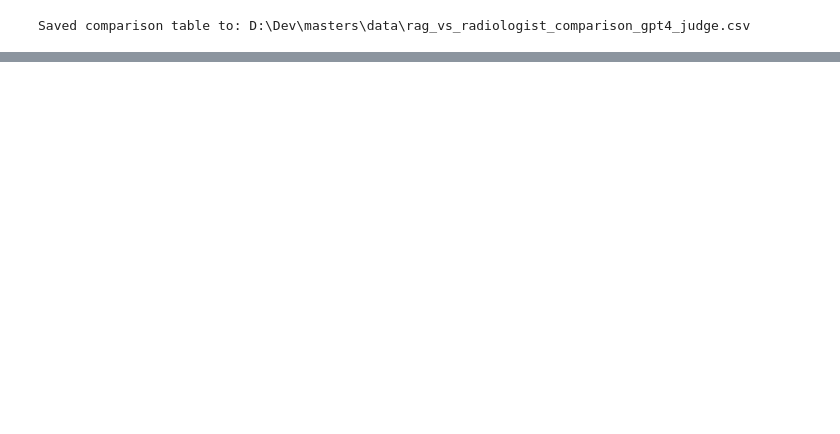
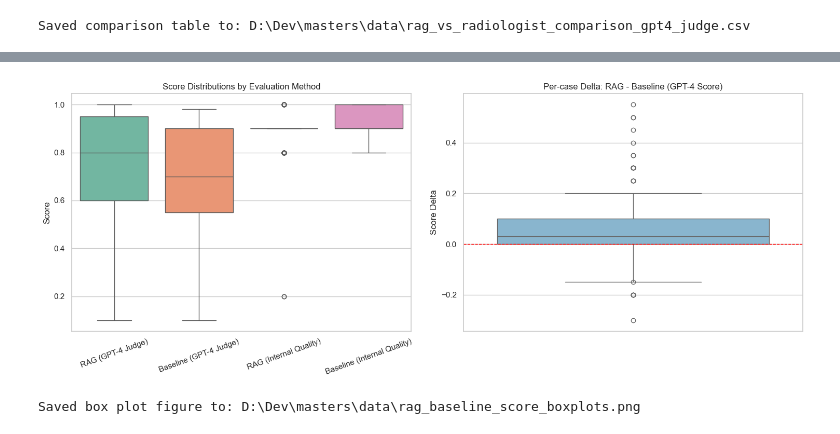
Before and after one commit to NightnHawk/multimodal-rag-radiology, a Jupyter notebook: notebooks/rag_pipeline_vs_radiologist_comparison.ipynb, the cells around one changed output, grey strips where cells are left out. Cells and saved outputs as stored; diff of their text form; code cells hidden in the pictures; blank space fills up the shorter version.

```diff
--- a/notebooks/rag_pipeline_vs_radiologist_comparison.ipynb
+++ b/notebooks/rag_pipeline_vs_radiologist_comparison.ipynb
@@ -327,0 +891,62 @@ Saved comparison table to: D:\Dev\masters\data\rag_vs_radiologist_comparison_gpt
+# %%
+import matplotlib.pyplot as plt
+import seaborn as sns
+
+sns.set_theme(style="whitegrid")
+
+# Long format for boxplots across all methods.
+plot_df = stats_df[
+    [
+        "rag_gpt4_score",
+        "baseline_gpt4_score",
+        "rag_internal_quality_score",
+        "baseline_internal_quality_score",
+    ]
+].melt(var_name="method", value_name="score")
+
+method_label_map = {
+    "rag_gpt4_score": "RAG (GPT-4 Judge)",
+    "baseline_gpt4_score": "Baseline (GPT-4 Judge)",
+    "rag_internal_quality_score": "RAG (Internal Quality)",
+    "baseline_internal_quality_score": "Baseline (Internal Quality)",
+}
+plot_df["method_label"] = plot_df["method"].map(method_label_map)
+
+fig, axes = plt.subplots(1, 2, figsize=(15, 6))
+
+sns.boxplot(
+    data=plot_df,
+    x="method_label",
+    y="score",
+    hue="method_label",
+    ax=axes[0],
+    palette="Set2",
+    legend=False,
+)
+axes[0].set_title("Score Distributions by Evaluation Method")
+axes[0].set_xlabel("")
+axes[0].set_ylabel("Score")
+axes[0].tick_params(axis="x", rotation=20)
+
+# Distribution of per-case improvement from retrieval.
+sns.boxplot(
+    data=rag_vs_baseline_df,
+    y="score_delta_rag_minus_baseline",
+    ax=axes[1],
+    color="#7db8da",
+)
+axes[1].axhline(0, color="red", linestyle="--", linewidth=1)
+axes[1].set_title("Per-case Delta: RAG - Baseline (GPT-4 Score)")
+axes[1].set_xlabel("")
+axes[1].set_ylabel("Score Delta")
+
+plt.tight_layout()
+plt.show()
+
+# Optional: save figure
+fig_path = ROOT / "data" / "rag_baseline_score_boxplots.png"
+fig.savefig(fig_path, dpi=200, bbox_inches="tight")
+print(f"Saved box plot figure to: {fig_path}")
+# %% [output]
+[figure, added]
+Saved box plot figure to: D:\Dev\masters\data\rag_baseline_score_boxplots.png
```
Also changed, not shown: parts of 17 cells of this notebook, 3 other files.
